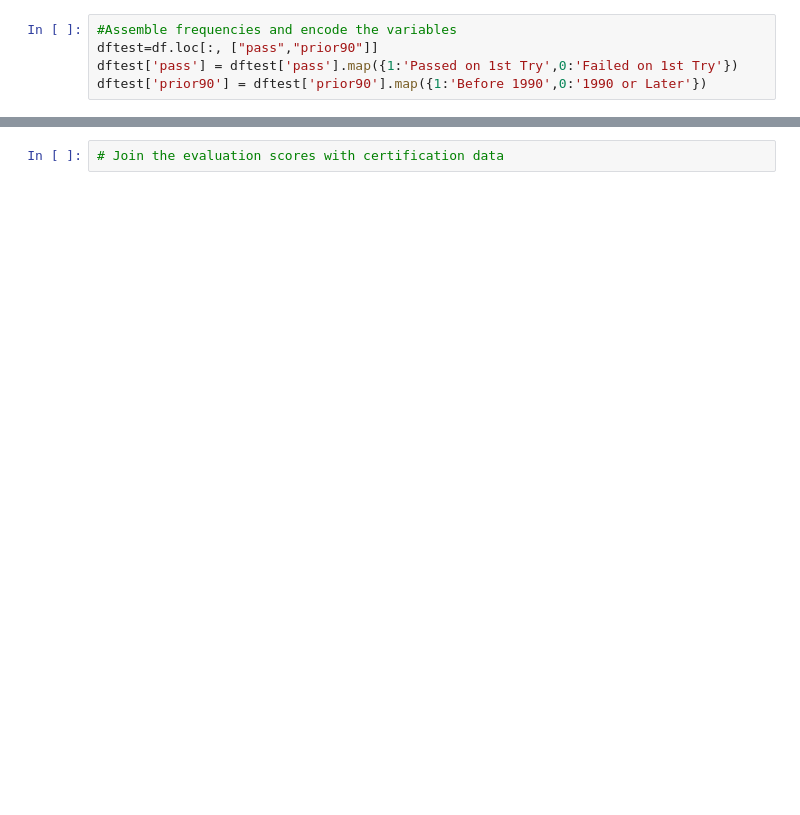
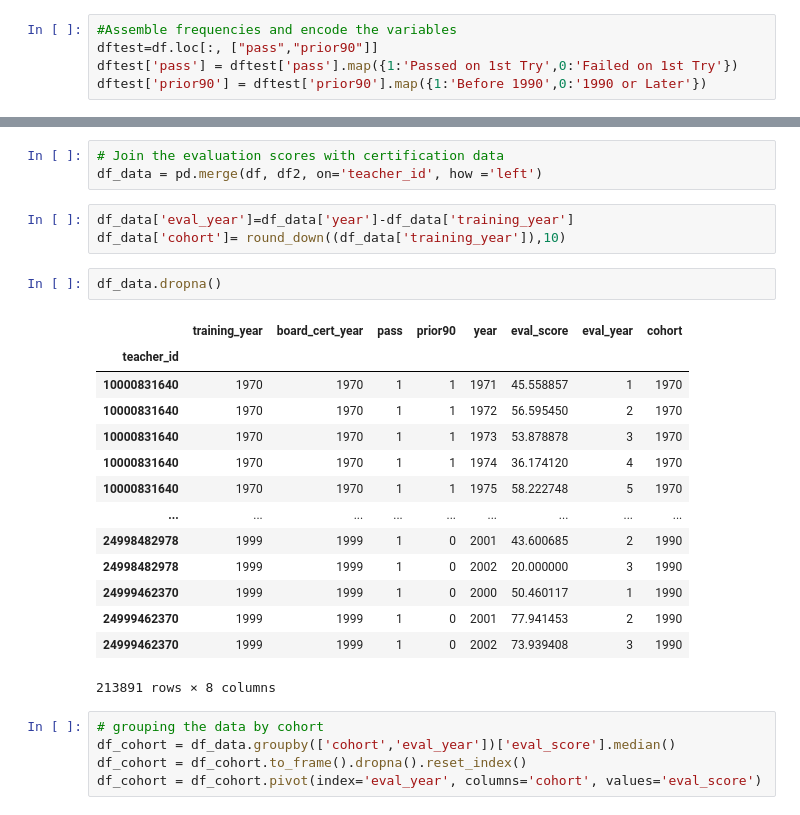
Before and after one commit to daybydata/teacher-assessment, a Jupyter notebook: teacher_analysis.ipynb, the cells around one changed output, grey strips where cells are left out. Saved outputs shown, nothing was run; the diff lists cells and outputs as text; blank space fills up the shorter version.

```diff
--- a/teacher_analysis.ipynb
+++ b/teacher_analysis.ipynb
@@ -53,2 +96,28 @@ contingency_table
 # %%
 # Join the evaluation scores with certification data
+df_data = pd.merge(df, df2, on='teacher_id', how ='left')
+# %%
+df_data['eval_year']=df_data['year']-df_data['training_year']
+df_data['cohort']= round_down((df_data['training_year']),10)
+# %%
+df_data.dropna()
+# %% [output]
+|  | training_year | board_cert_year | pass | prior90 | year | eval_score | eval_year | cohort |
+| teacher_id |  |  |  |  |  |  |  |  |
+| 10000831640 | 1970 | 1970 | 1 | 1 | 1971 | 45.558857 | 1 | 1970 |
+| 10000831640 | 1970 | 1970 | 1 | 1 | 1972 | 56.595450 | 2 | 1970 |
+| 10000831640 | 1970 | 1970 | 1 | 1 | 1973 | 53.878878 | 3 | 1970 |
+| 10000831640 | 1970 | 1970 | 1 | 1 | 1974 | 36.174120 | 4 | 1970 |
+| 10000831640 | 1970 | 1970 | 1 | 1 | 1975 | 58.222748 | 5 | 1970 |
+| ... | ... | ... | ... | ... | ... | ... | ... | ... |
+| 24998482978 | 1999 | 1999 | 1 | 0 | 2001 | 43.600685 | 2 | 1990 |
+| 24998482978 | 1999 | 1999 | 1 | 0 | 2002 | 20.000000 | 3 | 1990 |
+| 24999462370 | 1999 | 1999 | 1 | 0 | 2000 | 50.460117 | 1 | 1990 |
+| 24999462370 | 1999 | 1999 | 1 | 0 | 2001 | 77.941453 | 2 | 1990 |
+| 24999462370 | 1999 | 1999 | 1 | 0 | 2002 | 73.939408 | 3 | 1990 |
+213891 rows × 8 columns
+# %%
+# grouping the data by cohort
+df_cohort = df_data.groupby(['cohort','eval_year'])['eval_score'].median()
+df_cohort = df_cohort.to_frame().dropna().reset_index()
+df_cohort = df_cohort.pivot(index='eval_year', columns='cohort', values='eval_score')
```
Also changed, not shown: parts of 14 cells of this notebook.
